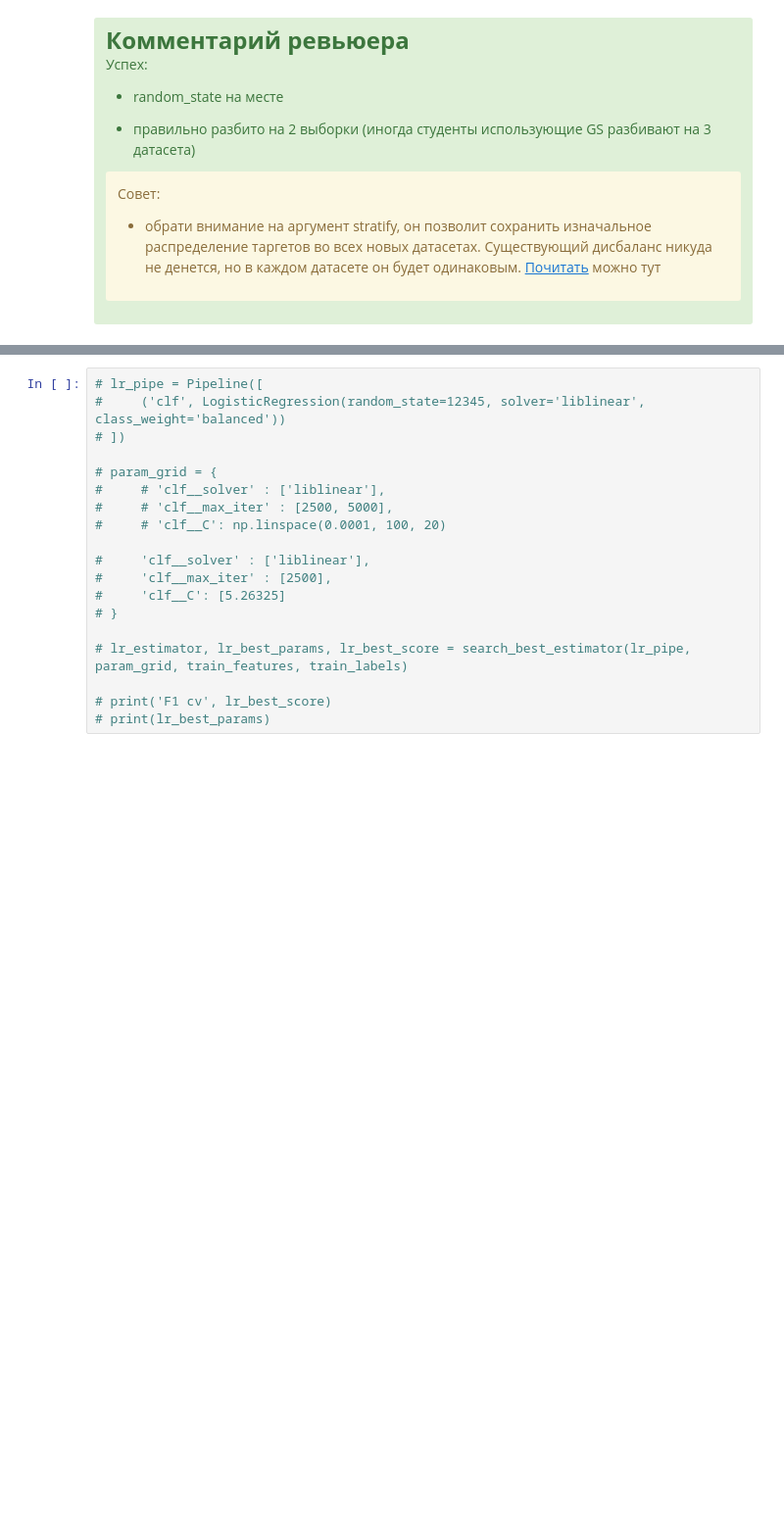
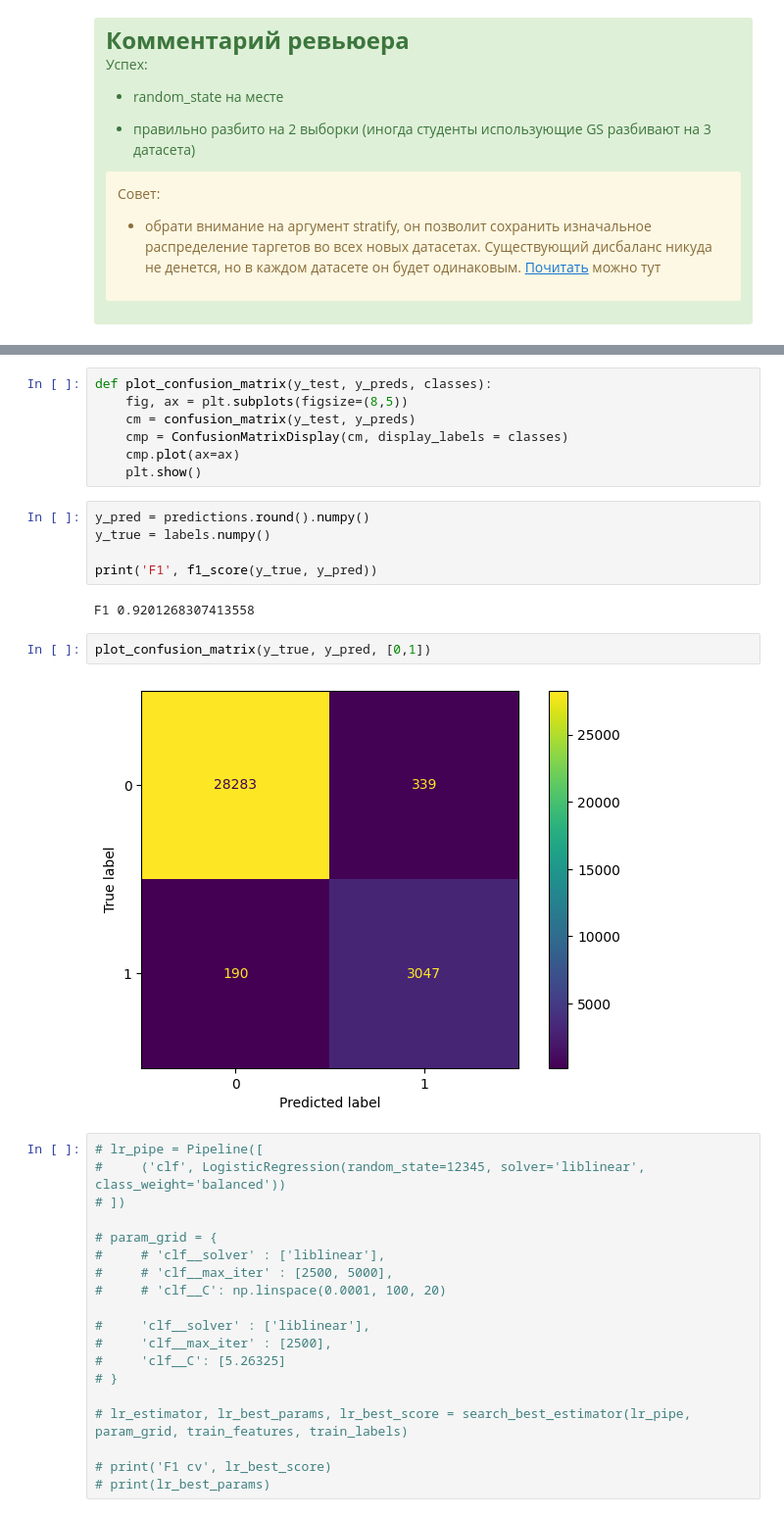
Before and after one commit to kirillva/yandex-bert, a Jupyter notebook: b5043e21-eb29-4816-998f-f4795dd04686.ipynb, the cells around one changed output, grey strips where cells are left out. Shown at 98% size. Drawn from its saved outputs; the diff is of its cells as text; blank space fills up the shorter version.

```diff
--- a/b5043e21-eb29-4816-998f-f4795dd04686.ipynb
+++ b/b5043e21-eb29-4816-998f-f4795dd04686.ipynb
@@ -721,3 +693,21 @@ f1_score(y_true, y_pred)
+# %%
+def plot_confusion_matrix(y_test, y_preds, classes):
+    fig, ax = plt.subplots(figsize=(8,5))
+    cm = confusion_matrix(y_test, y_preds)
+    cmp = ConfusionMatrixDisplay(cm, display_labels = classes)
+    cmp.plot(ax=ax)
+    plt.show()
+# %%
+y_pred = predictions.round().numpy()
+y_true = labels.numpy()
+
+print('F1', f1_score(y_true, y_pred))
+# %% [output]
+F1 0.9201268307413558
+# %%
+plot_confusion_matrix(y_true, y_pred, [0,1])
+# %% [output]
+[figure, added]
 # %%
 # lr_pipe = Pipeline([
 #     ('clf', LogisticRegression(random_state=12345, solver='liblinear', class_weight='balanced'))
```
Also changed, not shown: parts of 20 cells of this notebook.
